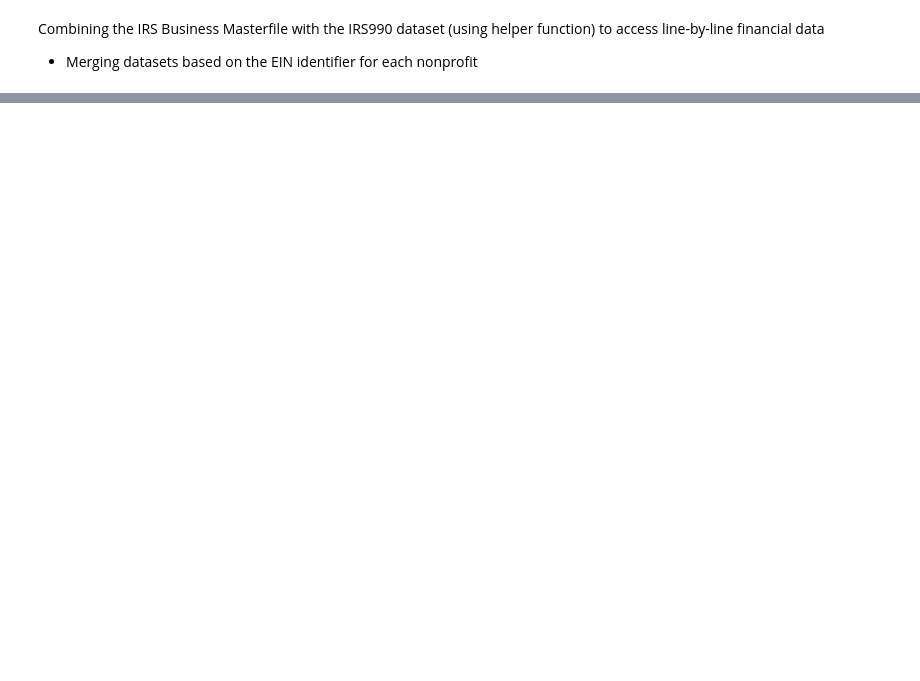
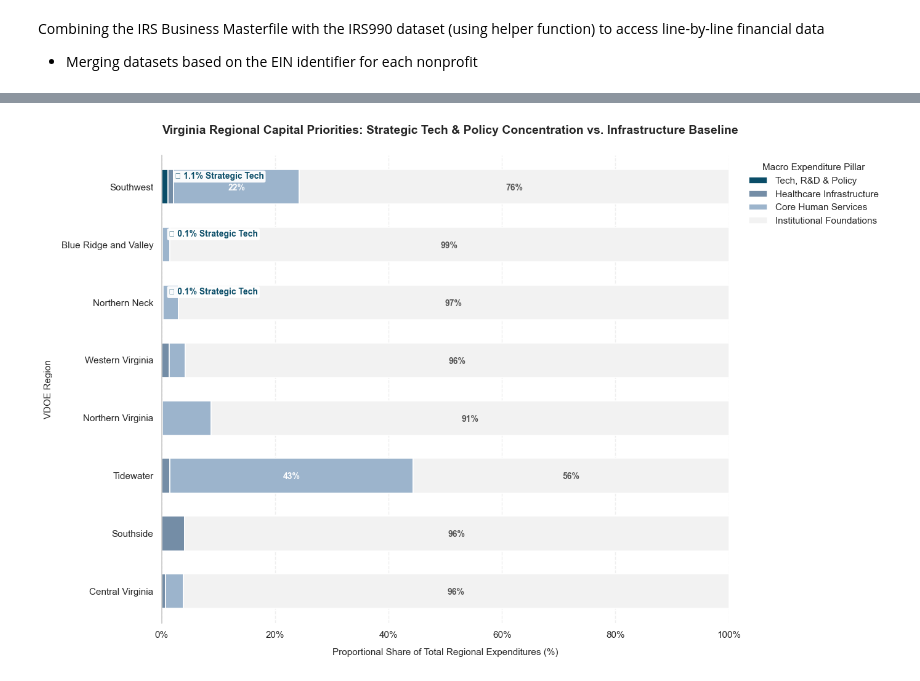
Before and after one commit to yani-iben/virginia-nonprofit-economic-analysis, a Jupyter notebook: notebooks/economic_impact_analysis.ipynb, the cells around one changed output, grey strips where cells are left out. Drawn from its saved outputs; the diff is of its cells as text; code cells hidden in the pictures; blank space fills up the shorter version.

```diff
--- a/notebooks/economic_impact_analysis.ipynb
+++ b/notebooks/economic_impact_analysis.ipynb
@@ -598,0 +406,10 @@ display(IFrame(src='vdoe_impact_dashboard_FINAL.html', width='100%', height=650)
+# %%
+
+regional_shares = process_regional_pillar_shares(masterfile, pillar_mapping=pillar_map)
+
+plot_regional_distribution(
+    pivot_perc=regional_shares,
+    save_path='../results_and_visualizations/final_collision_free_distribution.png'
+)
+# %% [output]
+[figure, added]
```
Also changed, not shown: parts of 68 cells of this notebook, 19 other files.
